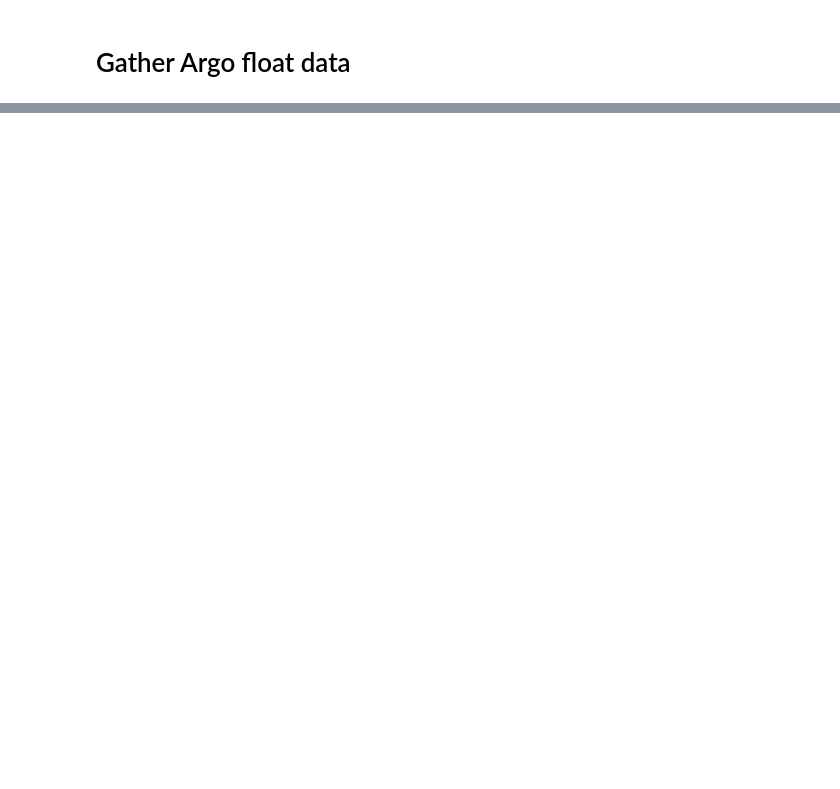
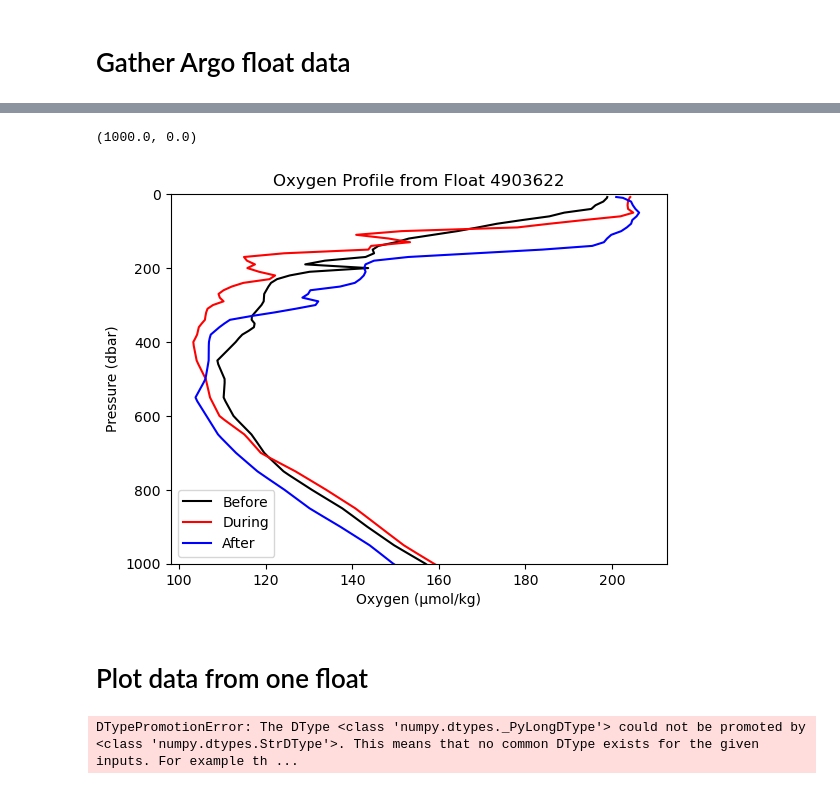
Before and after one commit to oceanhackweek/ohw25_proj_ArBu, a Jupyter notebook: contributor_folders/stevie/float_data_analysis.ipynb, the cells around one changed output, grey strips where cells are left out. Saved outputs shown, nothing was run; the diff lists cells and outputs as text; code cells hidden in the pictures; blank space fills up the shorter version.

```diff
--- a/contributor_folders/stevie/float_data_analysis.ipynb
+++ b/contributor_folders/stevie/float_data_analysis.ipynb
@@ -67,0 +174,30 @@ f.plot('trajectory')
+# %%
+#define location, depth, and time ranges for data search
+hur_center_lat = 15.20
+hur_center_lon = -104.50
+hur_date = "2023-06-27"
+from datetime import datetime, timedelta
+dt = datetime.strptime(hur_date, "%Y-%m-%d")
+
+ilat = hur_center_lat-4
+flat = hur_center_lat+4
+ilon = hur_center_lon-4
+flon = hur_center_lon+4
+idepth = 0
+fdepth = 2000
+idate = (dt - timedelta(days=14)).strftime("%Y-%m-%d")
+fdate = (dt + timedelta(days=14)).strftime("%Y-%m-%d")
+
+#define data fetcher modes
+f = argopy.DataFetcher(mode='expert',ds='bgc')
+#fetch and load matching float data
+ds = f.region([ilon, flon, ilat, flat, idepth, fdepth, idate, fdate]).to_xarray()
+ds = ds.load()
+#apply quality control filters
+ds = ds.argo.filter_qc(QC_list=[1, 2, 8], QC_fields=['TEMP_ADJUSTED_QC', 'PSAL_ADJUSTED_QC', 'DOXY_ADJUSTED_QC','BBP700_ADJUSTED_QC','NITRATE_ADJUSTED_QC'], drop=True, mode='all', mask=False)
+#switch direction variable from string to integer (need this to match the data type of the rest of the Argo data)
+ds['DIRECTION'] = xr.where(ds['DIRECTION'] == 'A', 1, 0)  # 'A' → 1, 'D' → 0
+#convert from data point to profile format for plotting
+ds_pr = ds.argo.point2profile()
+#interpolate each profile to the same pressure grid for comparison/calculations
+ds_int = ds_pr.argo.interp_std_levels(np.arange(0,1900, 10))
@@ -67,0 +288,20 @@ f.plot('trajectory')
+# %%
+before = 8
+during = 9
+after = 10
+
+plt.figure()
+plt.plot(ds_int['DOXY_ADJUSTED'].sel(N_PROF=before), ds_int['PRES_ADJUSTED'].sel(N_PROF=14), c='black', label = 'Before')
+plt.plot(ds_int['DOXY_ADJUSTED'].sel(N_PROF=during), ds_int['PRES_ADJUSTED'].sel(N_PROF=14), c='red', label = 'During')
+plt.plot(ds_int['DOXY_ADJUSTED'].sel(N_PROF=after), ds_int['PRES_ADJUSTED'].sel(N_PROF=14), c='blue', label = 'After')
+plt.legend()
+plt.gca().invert_yaxis()
+plt.title("Oxygen Profile from Float "+ str(ds_int['PLATFORM_NUMBER'].sel(N_PROF=14).values))
+plt.xlabel('Oxygen (µmol/kg)')
+plt.ylabel('Pressure (dbar)')
+plt.ylim(1000,0)
+# %% [output]
+(1000.0, 0.0)
+[figure, added]
+# %% [markdown]
+# Plot data from one float
@@ -67,0 +326,5 @@ f.plot('trajectory')
+# %%
+ds = ds.argo.filter_qc(QC_list=[1, 2, 8], QC_fields=['TEMP_ADJUSTED_QC', 'PSAL_ADJUSTED_QC', 'DOXY_ADJUSTED_QC', 'CHLA_ADJUSTED_QC', 'NITRATE_ADJUSTED_QC'], drop=True, mode='all', mask=False)
+ds_pr = ds.argo.point2profile()
+# %% [output]
+DTypePromotionError: The DType <class 'numpy.dtypes._PyLongDType'> could not be promoted by <class 'numpy.dtypes.StrDType'>. This means that no common DType exists for the given inputs. For example th ...
```
Also changed, not shown: parts of 15 cells of this notebook.
